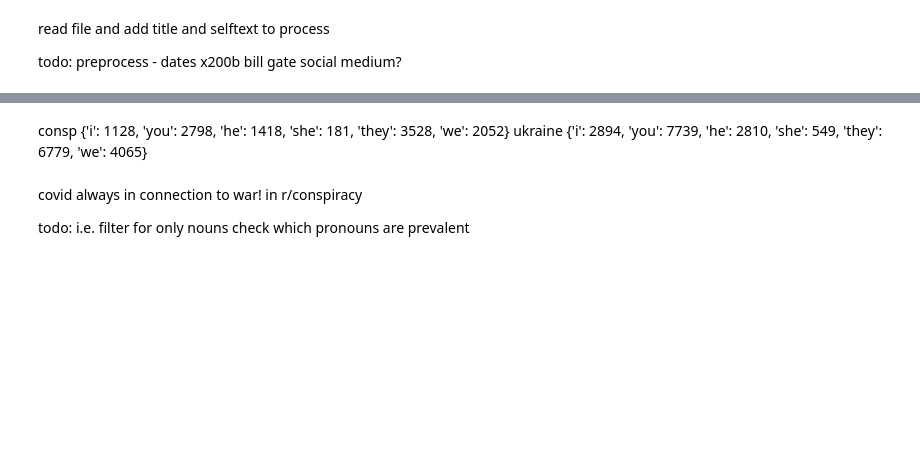
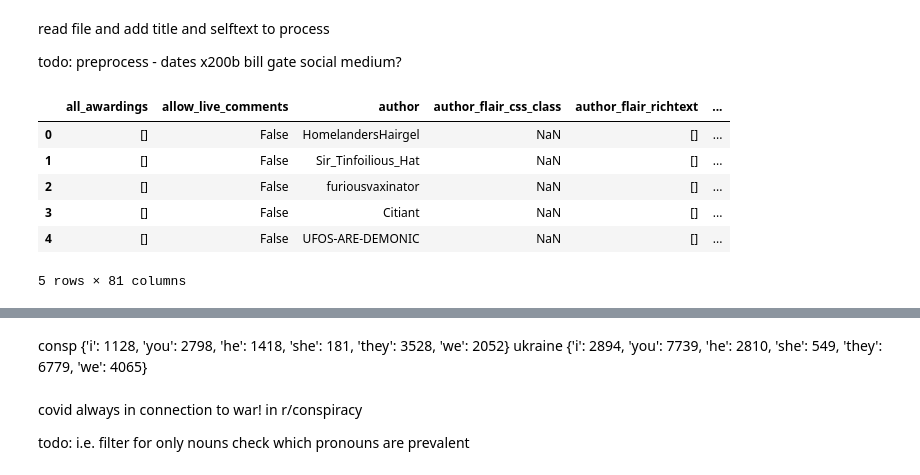
Before and after one commit to irenestrauss/nlp_on_conspiracy_theories, a Jupyter notebook: code/words.ipynb, the cells around one changed output, grey strips where cells are left out. Saved outputs shown, nothing was run; the diff lists cells and outputs as text; code cells hidden in the pictures; blank space fills up the shorter version.

```diff
--- a/code/words.ipynb
+++ b/code/words.ipynb
@@ -12,6 +12,16 @@ read file and add title and selftext to process
 
 todo: preprocess - dates x200b bill gate social medium?
 # %%
-filename = f'./data/{subreddit}_filtered.csv'
+#filename = f'./data/{subreddit}_raw_pushshift_data.csv'
+filename = "data/conspiracytest_filtered.csv"
 dataframe = pd.read_csv(filename)
+dataframe.head()
+# %% [output]
+|  | all_awardings | allow_live_comments | author | author_flair_css_class | author_flair_richtext | ... |
+| 0 | [] | False | HomelandersHairgel | NaN | [] | ... |
+| 1 | [] | False | Sir_Tinfoilious_Hat | NaN | [] | ... |
+| 2 | [] | False | furiousvaxinator | NaN | [] | ... |
+| 3 | [] | False | Citiant | NaN | [] | ... |
+| 4 | [] | False | UFOS-ARE-DEMONIC | NaN | [] | ... |
+5 rows × 81 columns
 # %%
```
Also changed, not shown: parts of 4 cells of this notebook, 43 other files.
